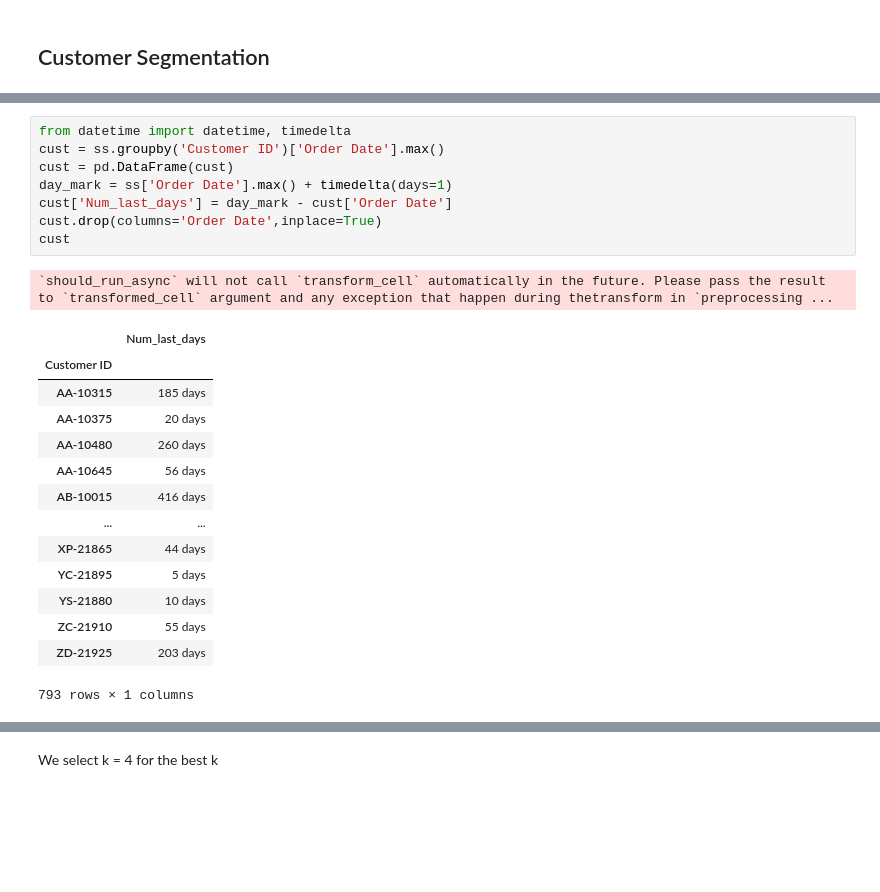
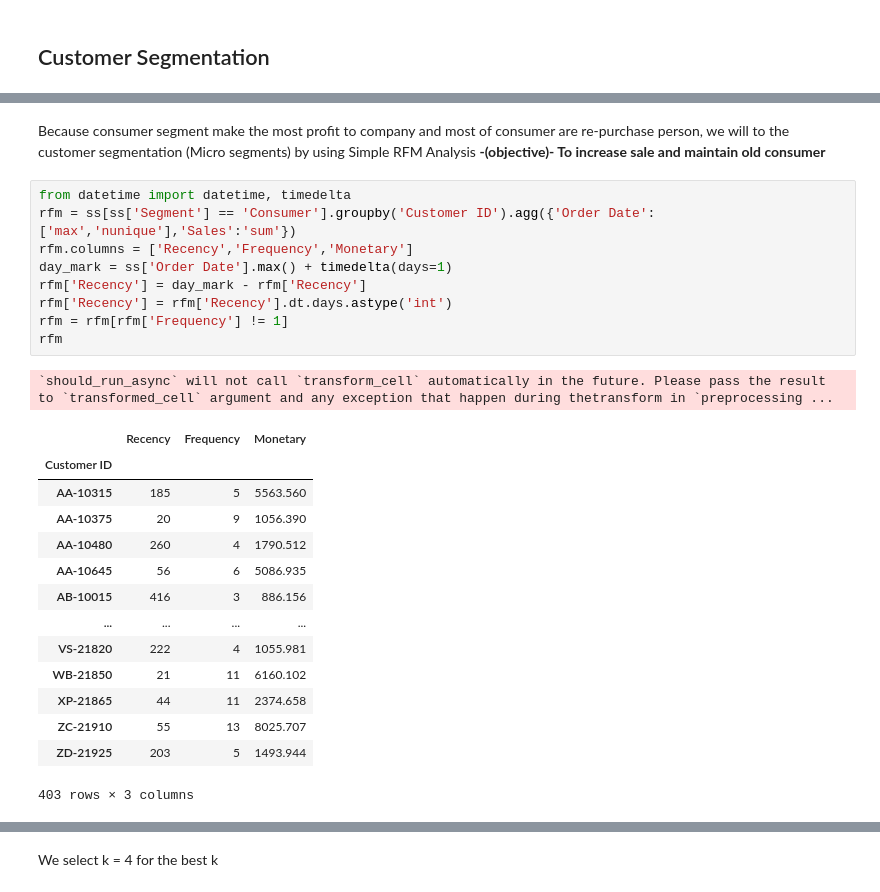
Before and after one commit to Krittapad12348/Superstore_Analysis, a Jupyter notebook: superstore_python.ipynb, the cells around one changed output, grey strips where cells are left out. Saved outputs shown, nothing was run; the diff lists cells and outputs as text; blank space fills up the shorter version.

```diff
--- a/superstore_python.ipynb
+++ b/superstore_python.ipynb
@@ -1058,24 +1089,27 @@ ss
+# %% [markdown]
+Because consumer segment make the most profit to company and most of consumer are re-purchase person, we will to the customer segmentation (Micro segments) by using Simple RFM Analysis **-(objective)- To increase sale and maintain old consumer**
 # %%
 from datetime import datetime, timedelta
-cust = ss.groupby('Customer ID')['Order Date'].max()
-cust = pd.DataFrame(cust)
+rfm = ss[ss['Segment'] == 'Consumer'].groupby('Customer ID').agg({'Order Date':['max','nunique'],'Sales':'sum'})
+rfm.columns = ['Recency','Frequency','Monetary']
 day_mark = ss['Order Date'].max() + timedelta(days=1)
-cust['Num_last_days'] = day_mark - cust['Order Date']
-cust.drop(columns='Order Date',inplace=True)
-cust
+rfm['Recency'] = day_mark - rfm['Recency']
+rfm['Recency'] = rfm['Recency'].dt.days.astype('int')
+rfm = rfm[rfm['Frequency'] != 1]
+rfm
 # %% [output]
 `should_run_async` will not call `transform_cell` automatically in the future. Please pass the result to `transformed_cell` argument and any exception that happen during thetransform in `preprocessing ...
-|  | Num_last_days |
-| Customer ID |  |
-| AA-10315 | 185 days |
-| AA-10375 | 20 days |
-| AA-10480 | 260 days |
-| AA-10645 | 56 days |
-| AB-10015 | 416 days |
-| ... | ... |
-| XP-21865 | 44 days |
-| YC-21895 | 5 days |
-| YS-21880 | 10 days |
-| ZC-21910 | 55 days |
-| ZD-21925 | 203 days |
+|  | Recency | Frequency | Monetary |
+| Customer ID |  |  |  |
+| AA-10315 | 185 | 5 | 5563.560 |
+| AA-10375 | 20 | 9 | 1056.390 |
+| AA-10480 | 260 | 4 | 1790.512 |
+| AA-10645 | 56 | 6 | 5086.935 |
+| AB-10015 | 416 | 3 | 886.156 |
+| ... | ... | ... | ... |
+| VS-21820 | 222 | 4 | 1055.981 |
+| WB-21850 | 21 | 11 | 6160.102 |
+| XP-21865 | 44 | 11 | 2374.658 |
+| ZC-21910 | 55 | 13 | 8025.707 |
+| ZD-21925 | 203 | 5 | 1493.944 |
-793 rows × 1 columns
+403 rows × 3 columns
```
Also changed, not shown: parts of 42 cells of this notebook.
